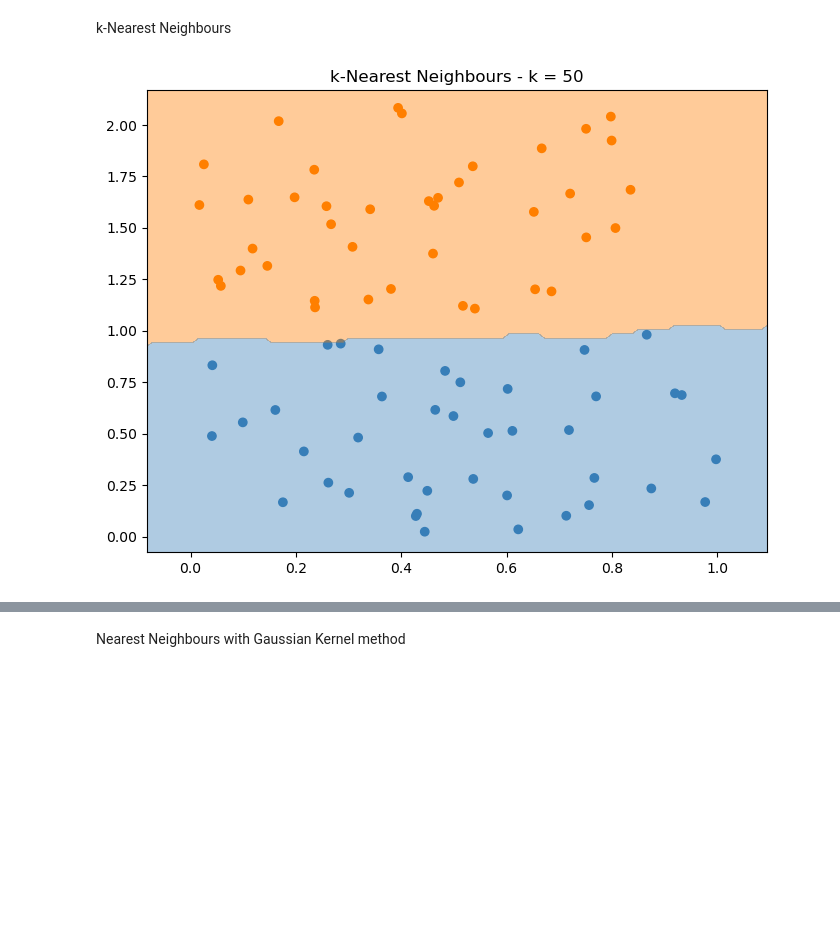
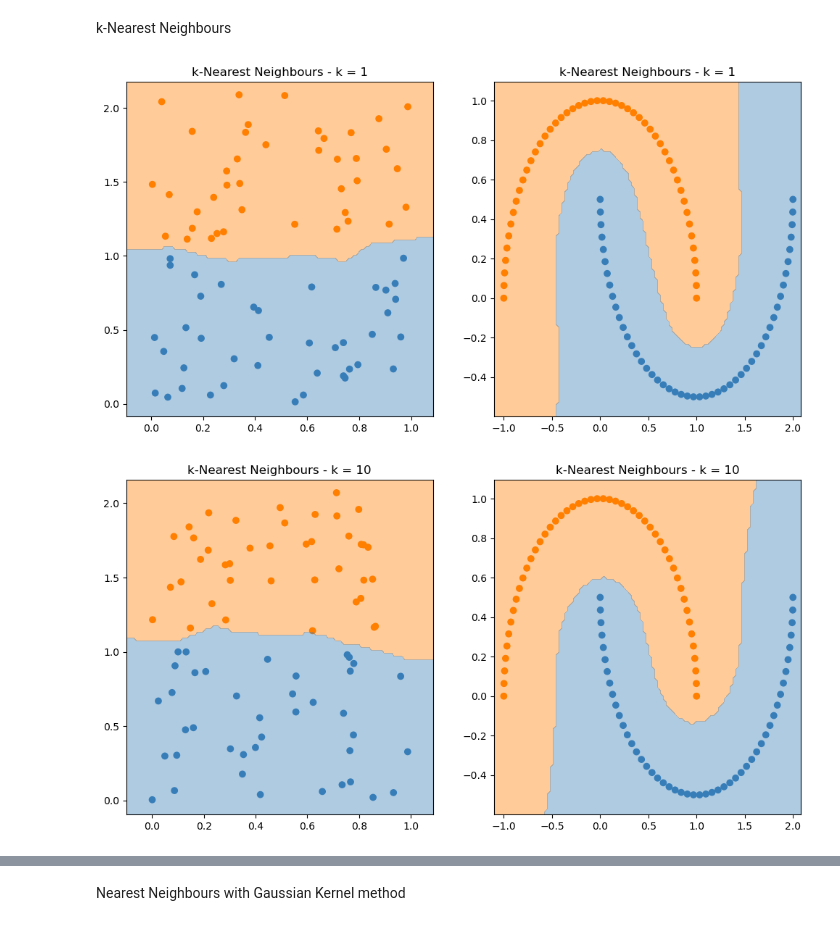
Before and after one commit to bmalick/machine-learning-grind, a Jupyter notebook: 01-machine-learning/08-nearest-neighbours/main.ipynb, the cells around one changed output, grey strips where cells are left out. Drawn from its saved outputs; the diff is of its cells as text; code cells hidden in the pictures; blank space fills up the shorter version.

```diff
--- a/01-machine-learning/08-nearest-neighbours/main.ipynb
+++ b/01-machine-learning/08-nearest-neighbours/main.ipynb
@@ -52,14 +28,34 @@ ybounds = (X[:,1].min(), X[:,1].max())
 # %% [markdown]
 k-Nearest Neighbours
 # %%
-model = NearestNeighbours(k=50)
-model.fit(X, y)
+def k_nearest(k, colors = np.array(['#ff7f00', '#377eb8'])):
+    X, y = utils.create_dataset()
+    xbounds = (X[:,0].min(), X[:,0].max())
+    ybounds = (X[:,1].min(), X[:,1].max())
+    model = NearestNeighbours(k=k)
+    model.fit(X, y)
 
-figure = plt.figure(figsize=(8,6))
-ax = plt.subplot(1,1,1)
-ax.scatter(X[:, 0], X[:, 1], c=colors[y.astype(int)])
-ax.set_title("k-Nearest Neighbours - k = %d" % model.k)
-decision_boundary(ax, xbounds, ybounds, colors, model, 100)
-plt.show()
+    figure = plt.figure(figsize=(12,6))
+    ax = plt.subplot(1,2,1)
+    ax.scatter(X[:, 0], X[:, 1], c=colors[y.astype(int)])
+    ax.set_title("k-Nearest Neighbours - k = %d" % model.k)
+    utils.decision_boundary(ax, xbounds, ybounds, colors, model, 100)
+
+    X, y = sklearn.datasets.make_moons(100)
+    xbounds = (X[:,0].min(), X[:,0].max())
+    ybounds = (X[:,1].min(), X[:,1].max())
+    model = NearestNeighbours(k=k)
+    model.fit(X, y)
+    ax = plt.subplot(1,2,2)
+    ax.scatter(X[:, 0], X[:, 1], c=colors[y.astype(int)])
+    ax.set_title("k-Nearest Neighbours - k = %d" % model.k)
+    utils.decision_boundary(ax, xbounds, ybounds, colors, model, 100)
+    plt.show()
-# %% [output]
-[figure, removed]
+# %%
+k_nearest(1)
+# %% [output]
+[figure, added]
+# %%
+k_nearest(10)
+# %% [output]
+[figure, added]
```
Also changed, not shown: parts of 12 cells of this notebook, 3 other files.
